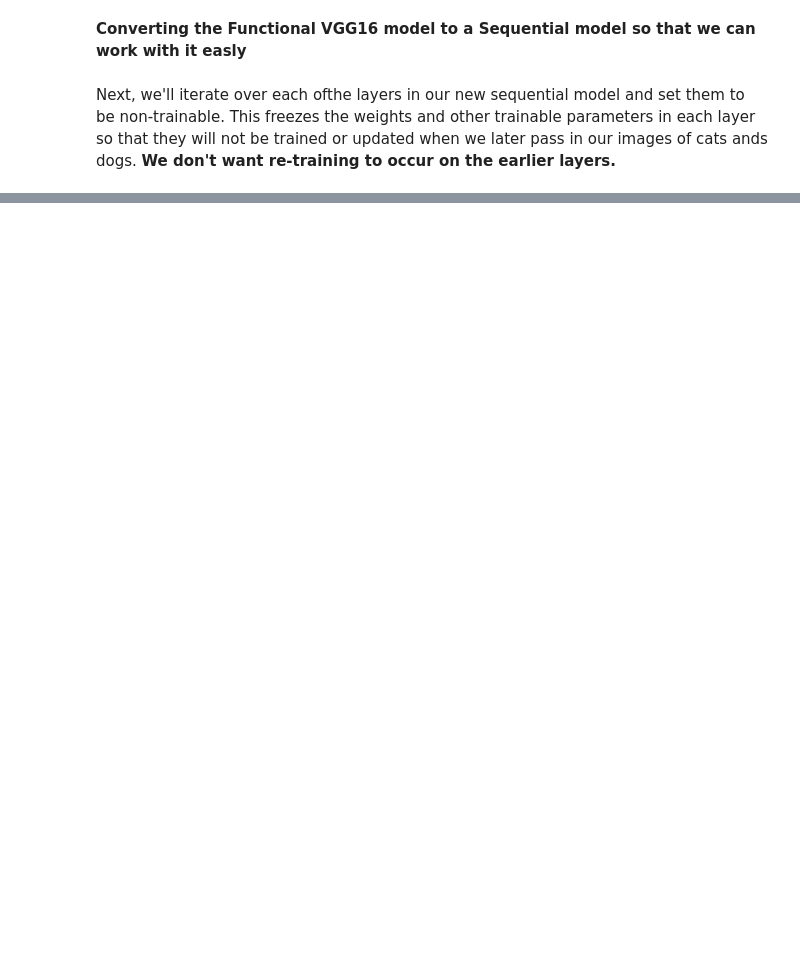
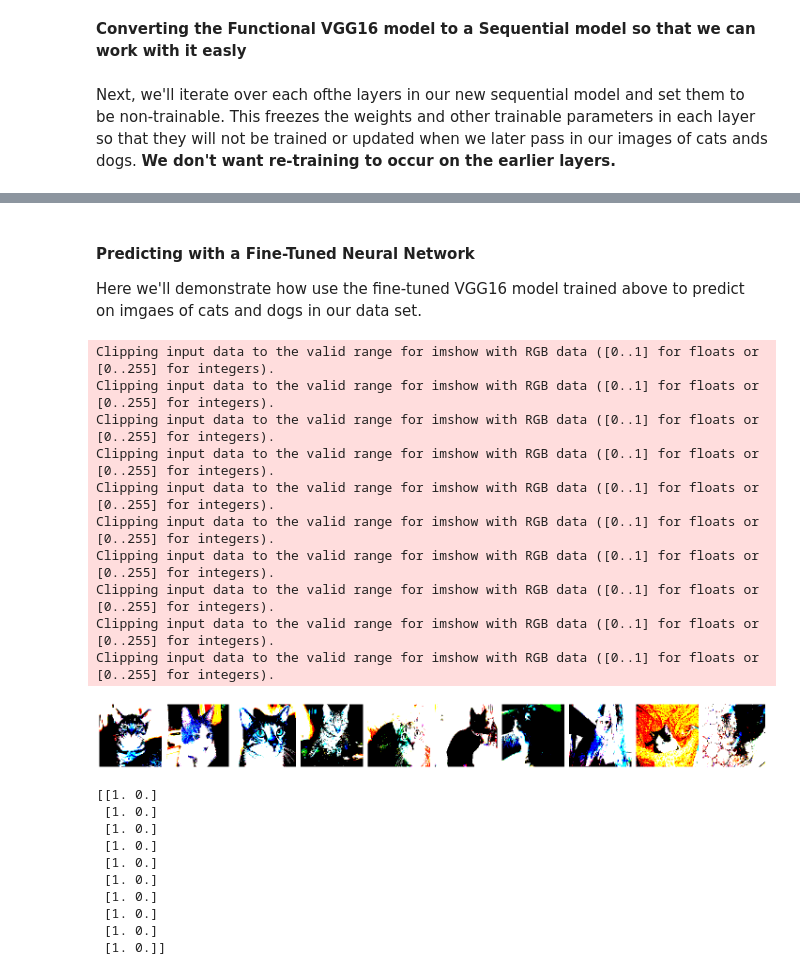
Before and after one commit to lamechy/Dogs_vs_Cats, a Jupyter notebook: cnn_image.ipynb, the cells around one changed output, grey strips where cells are left out. Drawn from its saved outputs; the diff is of its cells as text; code cells hidden in the pictures; blank space fills up the shorter version.

```diff
--- a/cnn_image.ipynb
+++ b/cnn_image.ipynb
@@ -290,0 +317,29 @@ for layer in model.layers:
+# %% [markdown]
+#### Predicting with a Fine-Tuned Neural Network
+Here we'll demonstrate how use the fine-tuned VGG16 model trained above to predict on imgaes of cats and dogs in our data set.
+# %%
+test_imgs, test_labels = next(test_batches)
+plotImages(test_imgs)
+print(test_labels)
+# %% [output]
+Clipping input data to the valid range for imshow with RGB data ([0..1] for floats or [0..255] for integers).
+Clipping input data to the valid range for imshow with RGB data ([0..1] for floats or [0..255] for integers).
+Clipping input data to the valid range for imshow with RGB data ([0..1] for floats or [0..255] for integers).
+Clipping input data to the valid range for imshow with RGB data ([0..1] for floats or [0..255] for integers).
+Clipping input data to the valid range for imshow with RGB data ([0..1] for floats or [0..255] for integers).
+Clipping input data to the valid range for imshow with RGB data ([0..1] for floats or [0..255] for integers).
+Clipping input data to the valid range for imshow with RGB data ([0..1] for floats or [0..255] for integers).
+Clipping input data to the valid range for imshow with RGB data ([0..1] for floats or [0..255] for integers).
+Clipping input data to the valid range for imshow with RGB data ([0..1] for floats or [0..255] for integers).
+Clipping input data to the valid range for imshow with RGB data ([0..1] for floats or [0..255] for integers).
+[figure, added]
+[[1. 0.]
+ [1. 0.]
+ [1. 0.]
+ [1. 0.]
+ [1. 0.]
+ [1. 0.]
+ [1. 0.]
+ [1. 0.]
+ [1. 0.]
+ [1. 0.]]
```
Also changed, not shown: parts of 7 cells of this notebook.
